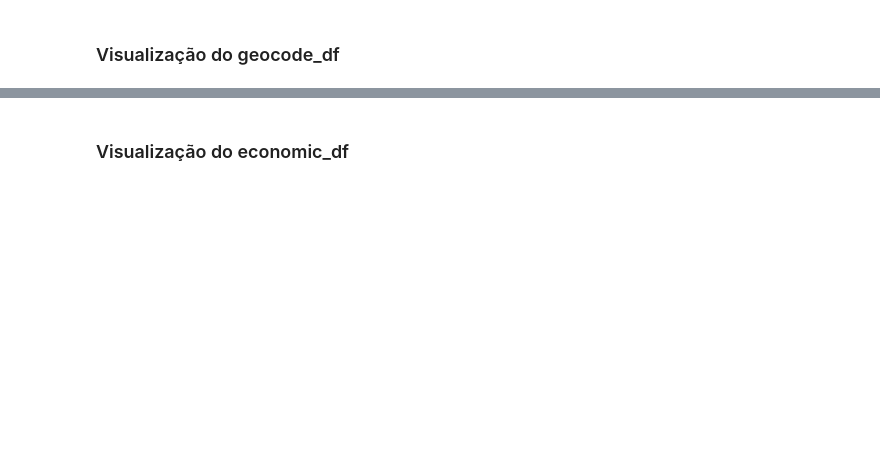
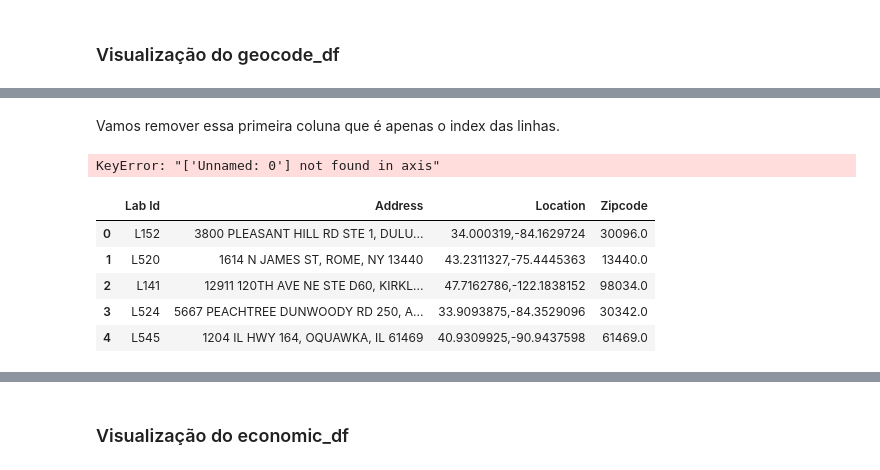
Before and after one commit to grmonteiroh/elo-group, a Jupyter notebook: consultoria laboratorio/notebooks/sanity_check.ipynb, the cells around one changed output, grey strips where cells are left out. Saved outputs shown, nothing was run; the diff lists cells and outputs as text; code cells hidden in the pictures; blank space fills up the shorter version.

```diff
--- a/consultoria laboratorio/notebooks/sanity_check.ipynb
+++ b/consultoria laboratorio/notebooks/sanity_check.ipynb
@@ -367,0 +431,15 @@ print(geocode_df.head(5))
+# %% [markdown]
+Vamos remover essa primeira coluna que é apenas o index das linhas.
+# %%
+geocode_df = geocode_df.drop(columns=["Unnamed: 0"])
+# %% [output]
+KeyError: "['Unnamed: 0'] not found in axis"
+# %%
+geocode_df.head()
+# %% [output]
+|  | Lab Id | Address | Location | Zipcode |
+| 0 | L152 | 3800 PLEASANT HILL RD STE 1, DULU... | 34.000319,-84.1629724 | 30096.0 |
+| 1 | L520 | 1614 N JAMES ST, ROME, NY 13440 | 43.2311327,-75.4445363 | 13440.0 |
+| 2 | L141 | 12911 120TH AVE NE STE D60, KIRKL... | 47.7162786,-122.1838152 | 98034.0 |
+| 3 | L524 | 5667 PEACHTREE DUNWOODY RD 250, A... | 33.9093875,-84.3529096 | 30342.0 |
+| 4 | L545 | 1204 IL HWY 164, OQUAWKA, IL 61469 | 40.9309925,-90.9437598 | 61469.0 |
```
Also changed, not shown: parts of 72 cells of this notebook.
